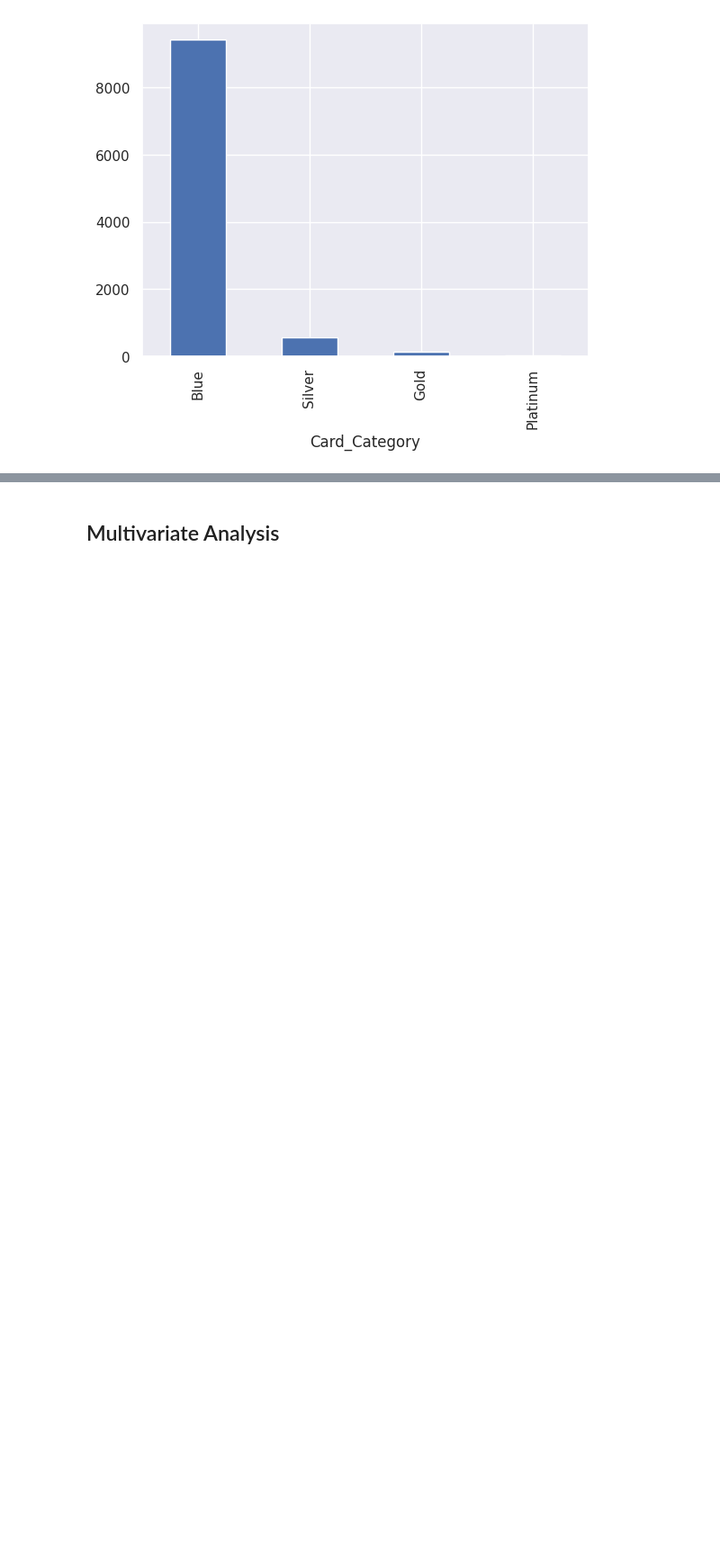
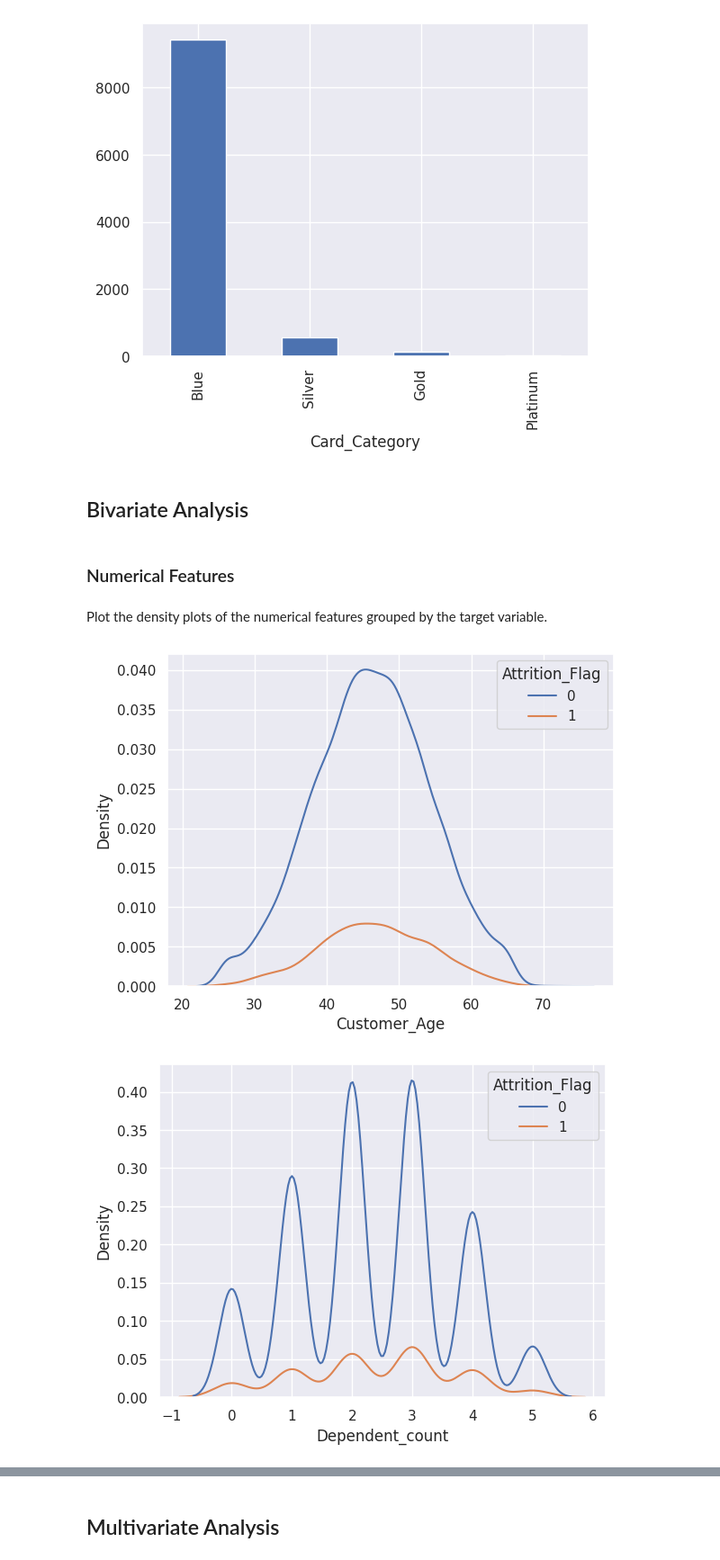
Before and after one commit to renzasprec/Credit-Card-Customer-Churn, a Jupyter notebook: Credit_Card_Customer_Churn.ipynb, the cells around one changed output, grey strips where cells are left out. Shown at 90% size. Saved outputs shown, nothing was run; the diff lists cells and outputs as text; code cells hidden in the pictures; blank space fills up the shorter version.

```diff
--- a/Credit_Card_Customer_Churn.ipynb
+++ b/Credit_Card_Customer_Churn.ipynb
@@ -290,3 +290,16 @@ for feature in categorical_features: #iterate through each categorical feature
 [figure]
 [figure]
 [figure]
+# %% [markdown]
+## Bivariate Analysis
+# %% [markdown]
+### Numerical Features
+# %% [markdown]
+Plot the density plots of the numerical features grouped by the target variable.
+# %%
+for feature in numerical_features:
+  sns.kdeplot(data=X, x=feature, hue=y)
+  plt.show()
+# %% [output]
+[figure, added]
+[figure, added]
```
Also changed, not shown: parts of 23 cells of this notebook.
